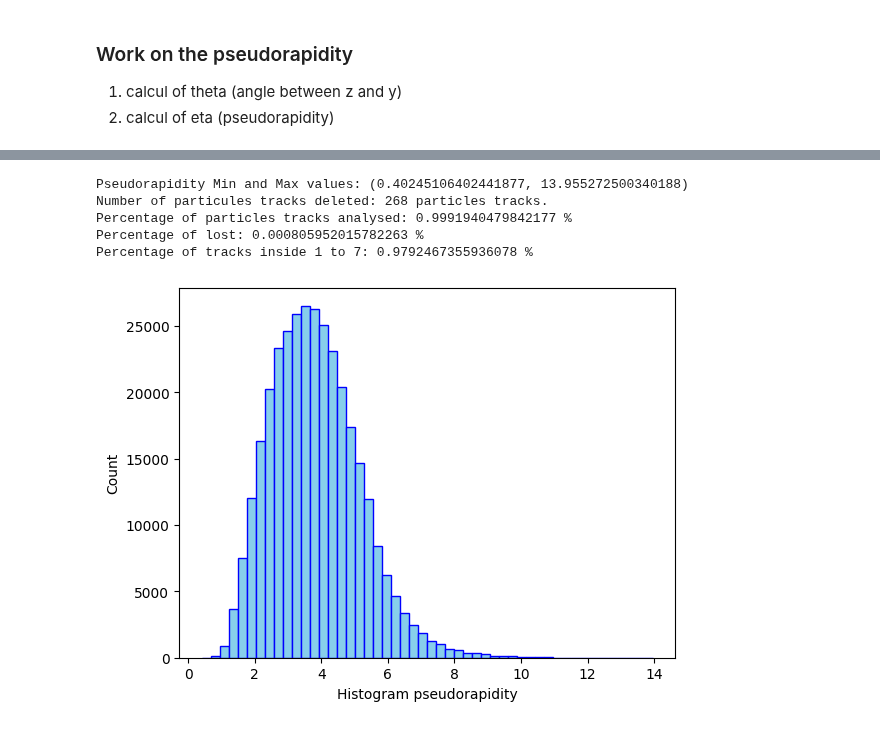
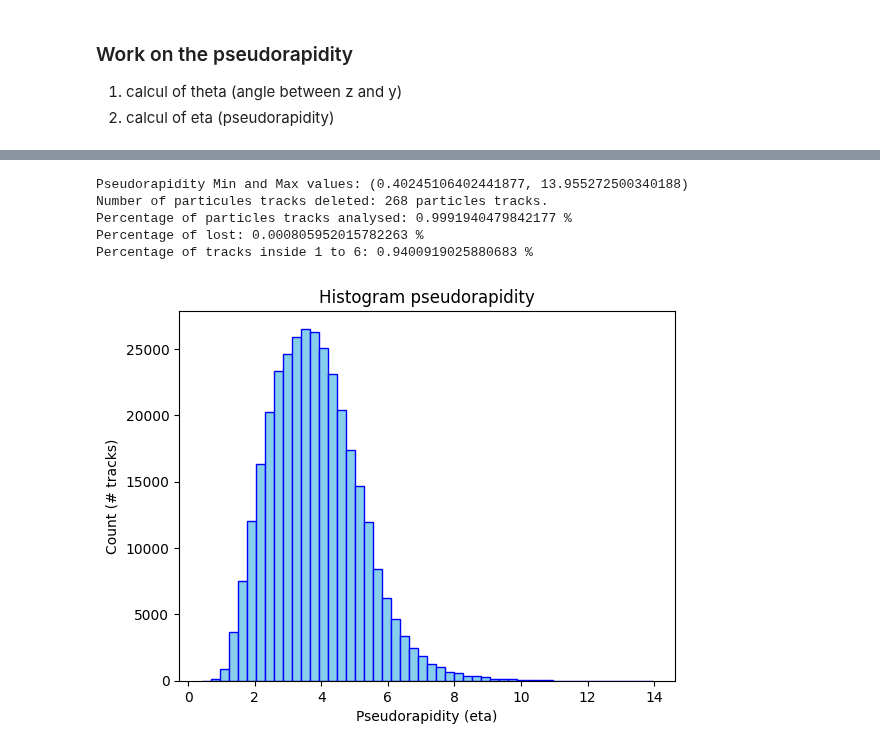
Before and after one commit to alawaree/Code_Thesis_HopfieldNetwork_VELO, a Jupyter notebook: data_analysis/angles_analysis_bsphiphi.ipynb, the cells around one changed output, grey strips where cells are left out. Cells and saved outputs as stored; diff of their text form; code cells hidden in the pictures.

Commit message:
Modules_analysis update
Run the analysis on both entire datasets

```diff
--- a/data_analysis/angles_analysis_bsphiphi.ipynb
+++ b/data_analysis/angles_analysis_bsphiphi.ipynb
@@ -276,36 +283,38 @@ for particle in all_particles:
     step1 = Decimal((sin(angle_atan2_rad/2) ** 2)/(cos(angle_atan2_rad/2) ** 2))
     if step1 == 0:
         counter_0+=1
     else:
         pseudorapidity_eta = -0.5*(log(step1))
         pseudorapidity_eta_list.append(pseudorapidity_eta)
 
 
 # Analysis
 maximum = heapq.nlargest(1, pseudorapidity_eta_list)[0]
 minimum = heapq.nsmallest(1, pseudorapidity_eta_list)[0]
 print(f'Pseudorapidity Min and Max values: {minimum,maximum}')
 
 percentage_of_lost = 1 -((len(all_particles)-counter_0)/len(all_particles))
 print(f'Number of particules tracks deleted: {counter_0} particles tracks.')
 print(f'Percentage of particles tracks analysed: {1-percentage_of_lost} %')
 print(f'Percentage of lost: {percentage_of_lost} %')
 
 lower_bound = 1
-upper_bound = 7
+upper_bound = 6
 interval_list = [x for x in pseudorapidity_eta_list if lower_bound <= x <= upper_bound]
 count = sum(1 for x in interval_list)
 percentage_of_tracks_inside_acceptance = count/len(all_particles)
-print(f'Percentage of tracks inside 1 to 7: {percentage_of_tracks_inside_acceptance} %')
+print(f'Percentage of tracks inside {lower_bound} to {upper_bound}: {percentage_of_tracks_inside_acceptance} %')
 
 plt.hist(pseudorapidity_eta_list,color = "skyblue", edgecolor='blue',bins=50)
-plt.xlabel('Histogram pseudorapidity')
-plt.ylabel('Count')
+plt.xlabel('Pseudorapidity (eta)')
+plt.ylabel('Count (# tracks)')
+plt.title('Histogram pseudorapidity')
+plt.savefig(f'angles_analysis_plots/Histogram_eta_{DATASET}.png')
 plt.show()
 # %% [output]
 Pseudorapidity Min and Max values: (0.40245106402441877, 13.955272500340188)
 Number of particules tracks deleted: 268 particles tracks.
 Percentage of particles tracks analysed: 0.9991940479842177 %
 Percentage of lost: 0.000805952015782263 %
-Percentage of tracks inside 1 to 7: 0.9792467355936078 %
+Percentage of tracks inside 1 to 6: 0.9400919025880683 %
-[figure, old version]
+[figure, new version]
```
Also changed, not shown: parts of 6 cells of this notebook, 3 other files.
